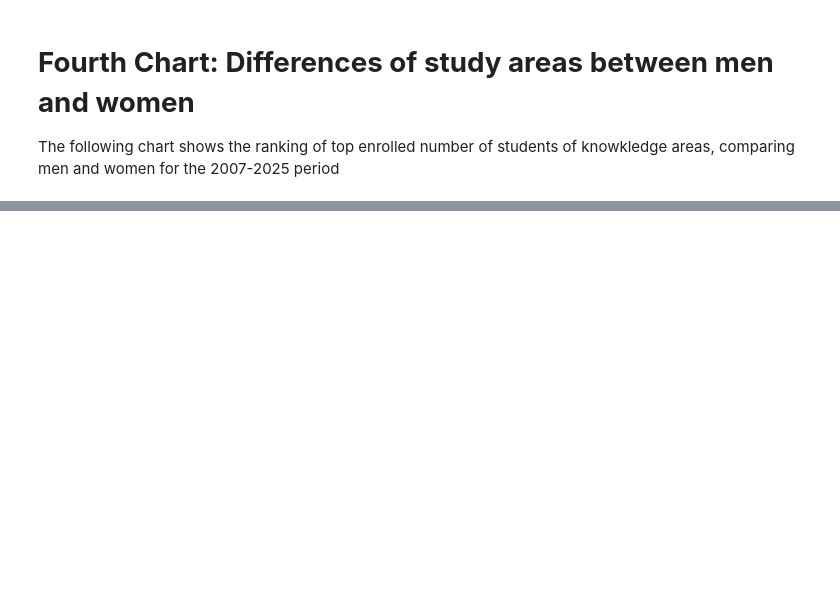
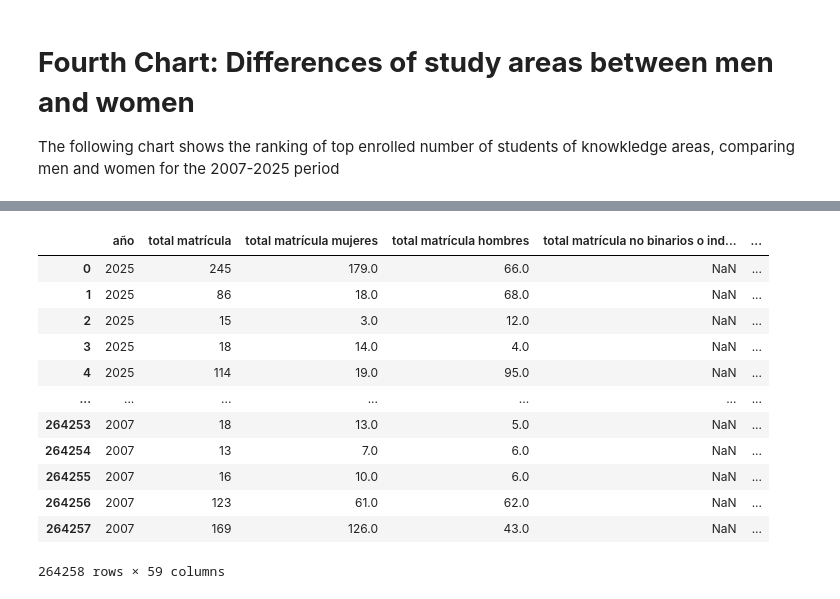
Before and after one commit to aep5142/kids_chances, a Jupyter notebook: data_viz/viz_chile.ipynb, the cells around one changed output, grey strips where cells are left out. Cells and saved outputs as stored; diff of their text form; code cells hidden in the pictures; blank space fills up the shorter version.

```diff
--- a/data_viz/viz_chile.ipynb
+++ b/data_viz/viz_chile.ipynb
@@ -174,0 +221,16 @@ Name: total matrícula hombres, dtype: float64
+# %%
+raw
+# %% [output]
+|  | año | total matrícula | total matrícula mujeres | total matrícula hombres | total matrícula no binarios o ind... | ... |
+| 0 | 2025 | 245 | 179.0 | 66.0 | NaN | ... |
+| 1 | 2025 | 86 | 18.0 | 68.0 | NaN | ... |
+| 2 | 2025 | 15 | 3.0 | 12.0 | NaN | ... |
+| 3 | 2025 | 18 | 14.0 | 4.0 | NaN | ... |
+| 4 | 2025 | 114 | 19.0 | 95.0 | NaN | ... |
+| ... | ... | ... | ... | ... | ... | ... |
+| 264253 | 2007 | 18 | 13.0 | 5.0 | NaN | ... |
+| 264254 | 2007 | 13 | 7.0 | 6.0 | NaN | ... |
+| 264255 | 2007 | 16 | 10.0 | 6.0 | NaN | ... |
+| 264256 | 2007 | 123 | 61.0 | 62.0 | NaN | ... |
+| 264257 | 2007 | 169 | 126.0 | 43.0 | NaN | ... |
+264258 rows × 59 columns
```
Also changed, not shown: parts of 6 cells of this notebook, 1 other file.
